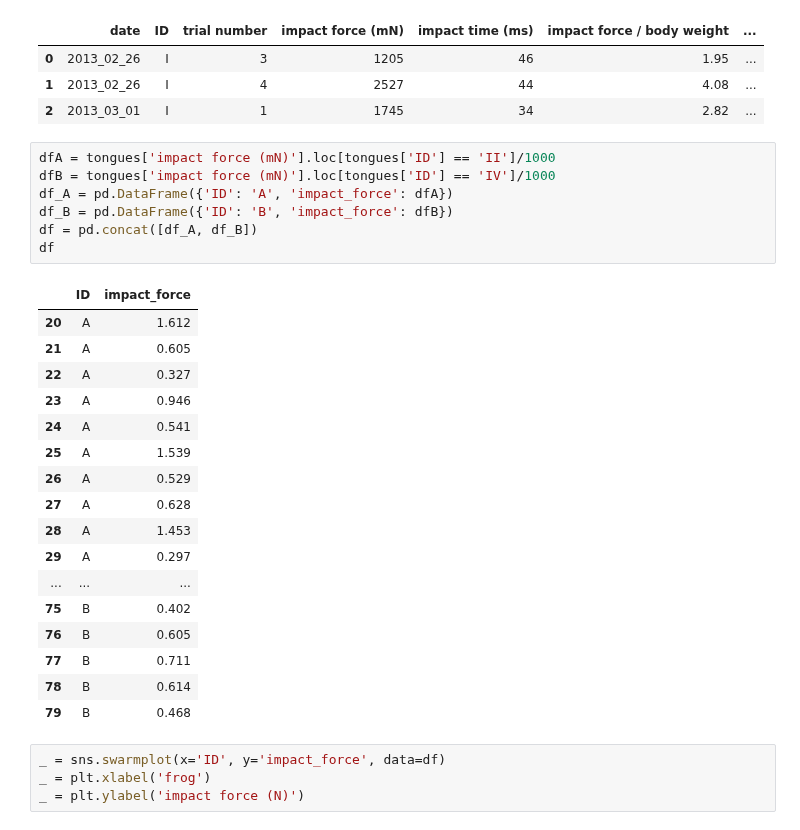
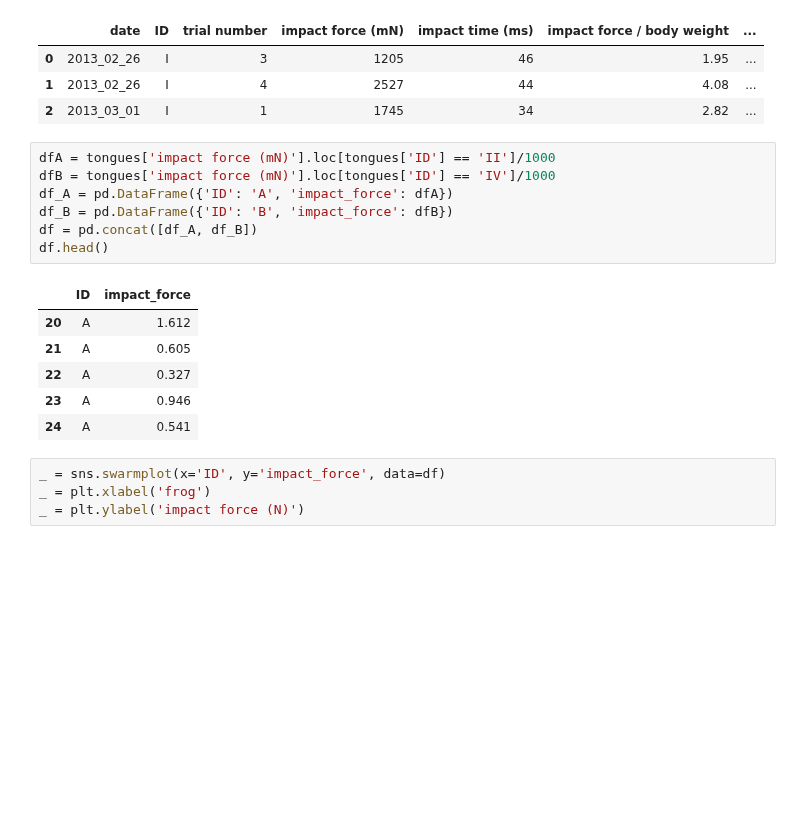
Before and after one commit to MikSm1th/datacamp_notes, a Jupyter notebook: statisitical_thinking_in_python_2/Introduction to hypothesis testing .ipynb, the cells around one changed output. Saved outputs shown, nothing was run; the diff lists cells and outputs as text; blank space fills up the shorter version.

```diff
--- a/statisitical_thinking_in_python_2/Introduction to hypothesis testing .ipynb
+++ b/statisitical_thinking_in_python_2/Introduction to hypothesis testing .ipynb
@@ -137,28 +137,17 @@ tongues.head(3)
 # %%
 dfA = tongues['impact force (mN)'].loc[tongues['ID'] == 'II']/1000
 dfB = tongues['impact force (mN)'].loc[tongues['ID'] == 'IV']/1000
 df_A = pd.DataFrame({'ID': 'A', 'impact_force': dfA})
 df_B = pd.DataFrame({'ID': 'B', 'impact_force': dfB})
 df = pd.concat([df_A, df_B])
-df
+df.head()
 # %% [output]
 |  | ID | impact_force |
 | 20 | A | 1.612 |
 | 21 | A | 0.605 |
 | 22 | A | 0.327 |
 | 23 | A | 0.946 |
 | 24 | A | 0.541 |
-| 25 | A | 1.539 |
-| 26 | A | 0.529 |
-| 27 | A | 0.628 |
-| 28 | A | 1.453 |
-| 29 | A | 0.297 |
-| ... | ... | ... |
-| 75 | B | 0.402 |
-| 76 | B | 0.605 |
-| 77 | B | 0.711 |
-| 78 | B | 0.614 |
-| 79 | B | 0.468 |
 # %%
 _ = sns.swarmplot(x='ID', y='impact_force', data=df)
 _ = plt.xlabel('frog')
```
Also changed, not shown: parts of 18 cells of this notebook, 2 other files.
